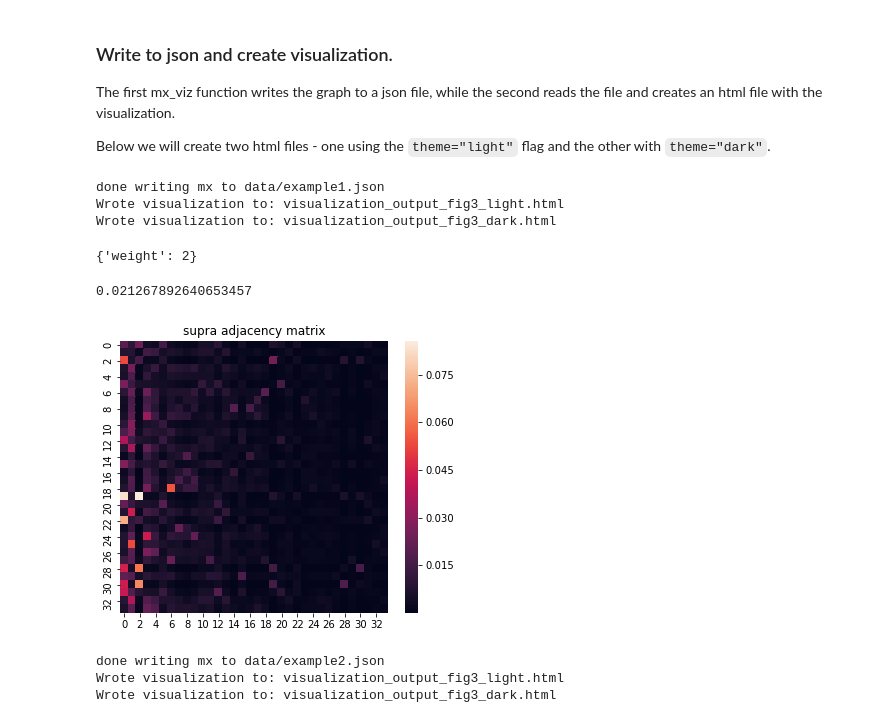
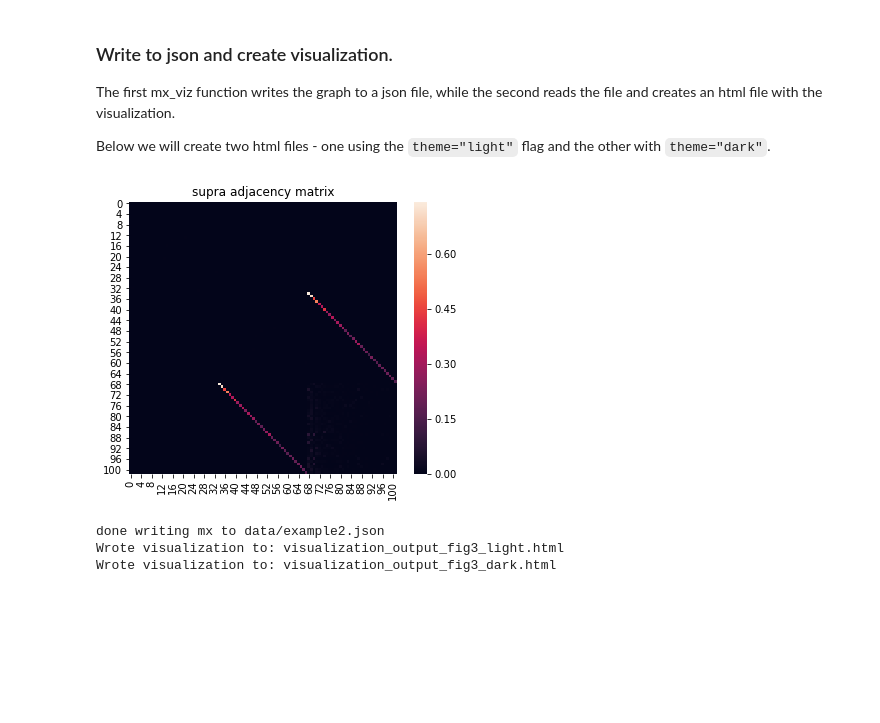
Before and after one commit to asizemore/multilayer_network_examples, a Jupyter notebook: fig3_viz.ipynb, the cells around one changed output. Drawn from its saved outputs; the diff is of its cells as text; code cells hidden in the pictures; blank space fills up the shorter version.

Commit message:
removed self-edges

```diff
--- a/fig3_viz.ipynb
+++ b/fig3_viz.ipynb
@@ -46,7 +46,11 @@ g1.add_nodes_from(stars)
 
 for r in stars:
     for c in stars:
-        g1.add_edge(r,c,weight=float(distances[r-1][c-1]))
+
+        # Add edge if r != c
+        if r!= c:
+            g1.add_edge(r,c,weight=float(distances[r-1][c-1]))
+
 
 # open and write g2 as saccade dorado
 with open('data/oodahat_dorado.csv', newline='') as f:
@@ -59,7 +63,9 @@ g2.add_nodes_from(stars)
 
 for r in stars:
     for c in stars:
-        g2.add_edge(r,c,weight=float(distances[r-1][c-1]))
+        if r != c:
+            g2.add_edge(r,c,weight=float(distances[r-1][c-1]))
+
 
 # open and write g3 as mags dorado
 with open('data/magsahat_dorado.csv', newline='') as f:
@@ -72,7 +78,9 @@ g3.add_nodes_from(stars)
 
 for r in stars:
     for c in stars:
-        g3.add_edge(r,c,weight=float(distances[r-1][c-1]))
+        if r !=c:
+            g3.add_edge(r,c,weight=float(distances[r-1][c-1]))
+
 
 
 # Use multinetx to generate three graphs each on nNodes nodes.
@@ -165,63 +172,55 @@ mx_viz.visualize(G2,theme="light",path_html=filename_html_light)
 
 filename_html_dark = "visualization_output_fig3_dark.html"
 mx_viz.visualize(G2,theme="dark",path_html=filename_html_dark);
-# %% [output]
-done writing mx to data/example1.json
-Wrote visualization to: visualization_output_fig3_light.html
-Wrote visualization to: visualization_output_fig3_dark.html
 # %%
  # From the sparse adj, make a networkx graph and add node attributes
 G1 = nx.from_numpy_array(mx.adjacency_matrix(mg,weight='weight').todense())
 G1.get_edge_data(1,2)
-# %% [output]
-{'weight': 2}
 # %%
 g1.number_of_edges()
 sp.special.binom(nNodes,2) *2
 # 1156 - 1122= 34
 g1.degree(weight="weight")[1]
-# %% [output]
-0.021267892640653457
 # %%
 union1 = nx.disjoint_union(g1,g2)
 union1.number_of_nodes()
 graph_union = nx.disjoint_union(union1, g3)
-graph_union.number_of_nodes()
-graph_union.get_edge_data(0,3)
+# graph_union.number_of_nodes()
+# graph_union.get_edge_data(0,3)
 
 # Need to iterate through connected node pairs and assign inter-layer edge weights
 for node1 in np.arange(nNodes) :
 
     # Find it's pair in the second layer
     node2 = node1 + nNodes
 
     # Calculate edge weight as absolute value of difference in node strengths
     strength_diff = abs(graph_union.degree(weight="weight")[node1] - graph_union.degree(weight="weight")[node2])
 
-    # Assign edge weght
+    # Assign edge weights
     graph_union.add_edge(node1,node2,weight = strength_diff)
     graph_union.add_edge(node2,node1,weight = strength_diff)
 
 
 # Repeat for connecting layers 2,3
 for node1 in np.arange(nNodes,2*nNodes) :
 
     # Find it's pair in the second layer
     node2 = node1 + nNodes
 
     # Calculate edge weight as absolute value of difference in node strengths
     strength_diff = abs(graph_union.degree(weight="weight")[node1] - graph_union.degree(weight="weight")[node2])
 
     # Assign edge weght
     graph_union.add_edge(node1,node2,weight = strength_diff)
     graph_union.add_edge(node2,node1,weight = strength_diff)
 
 # Plot adjacency matrix
 fig = plt.figure(figsize=(6,5))
-sns.heatmap(nx.adjacency_matrix(g3,weight='weight').todense())
+sns.heatmap(nx.adjacency_matrix(graph_union,weight='weight').todense())
 plt.title('supra adjacency matrix');
 # %% [output]
-[figure, old version]
+[figure, new version]
 # %%
 # Now update the original file to take a supraadjacency matrix
 from networkx.readwrite import json_graph
```
Also changed, not shown: parts of 2 cells of this notebook, 2 other files.
